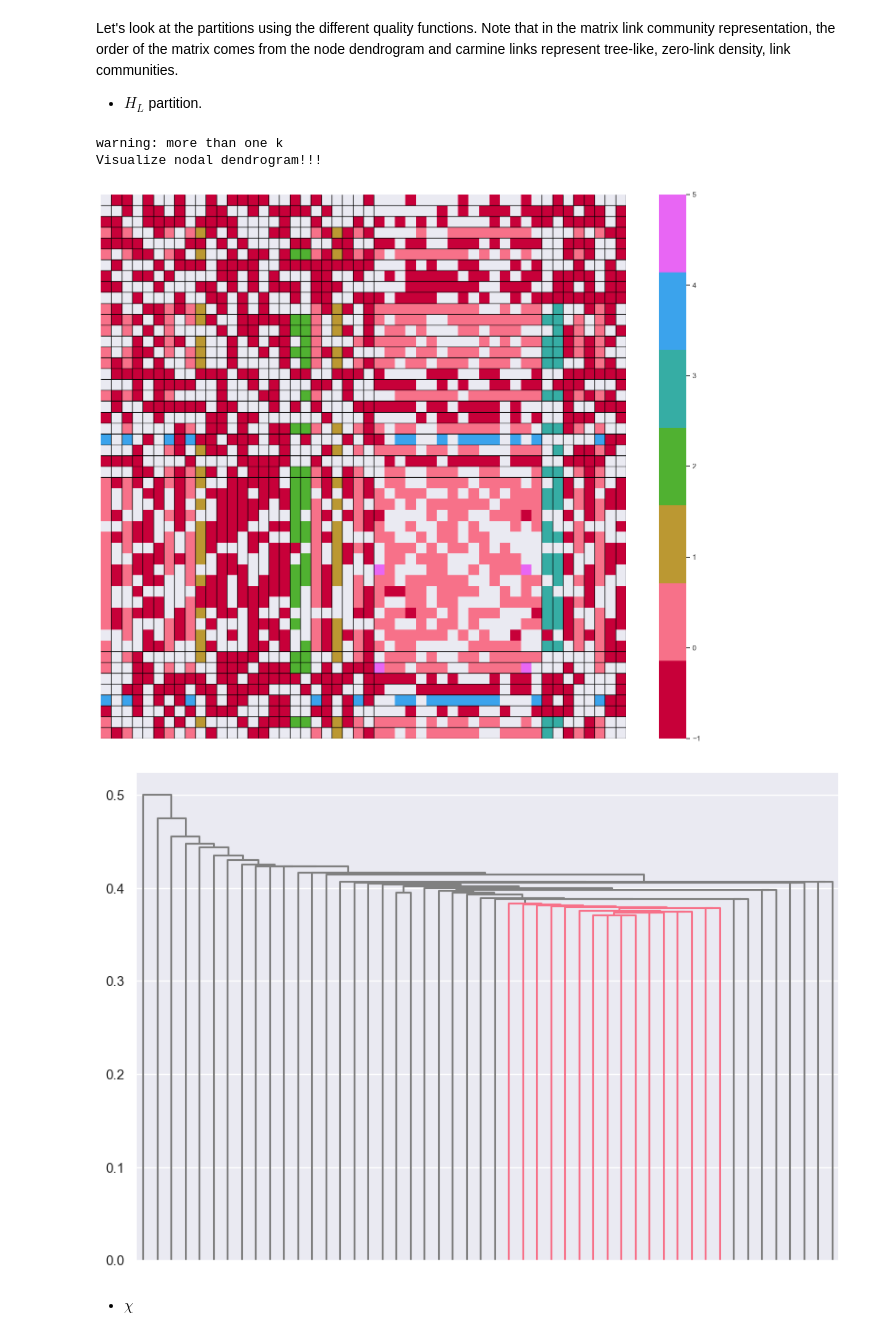
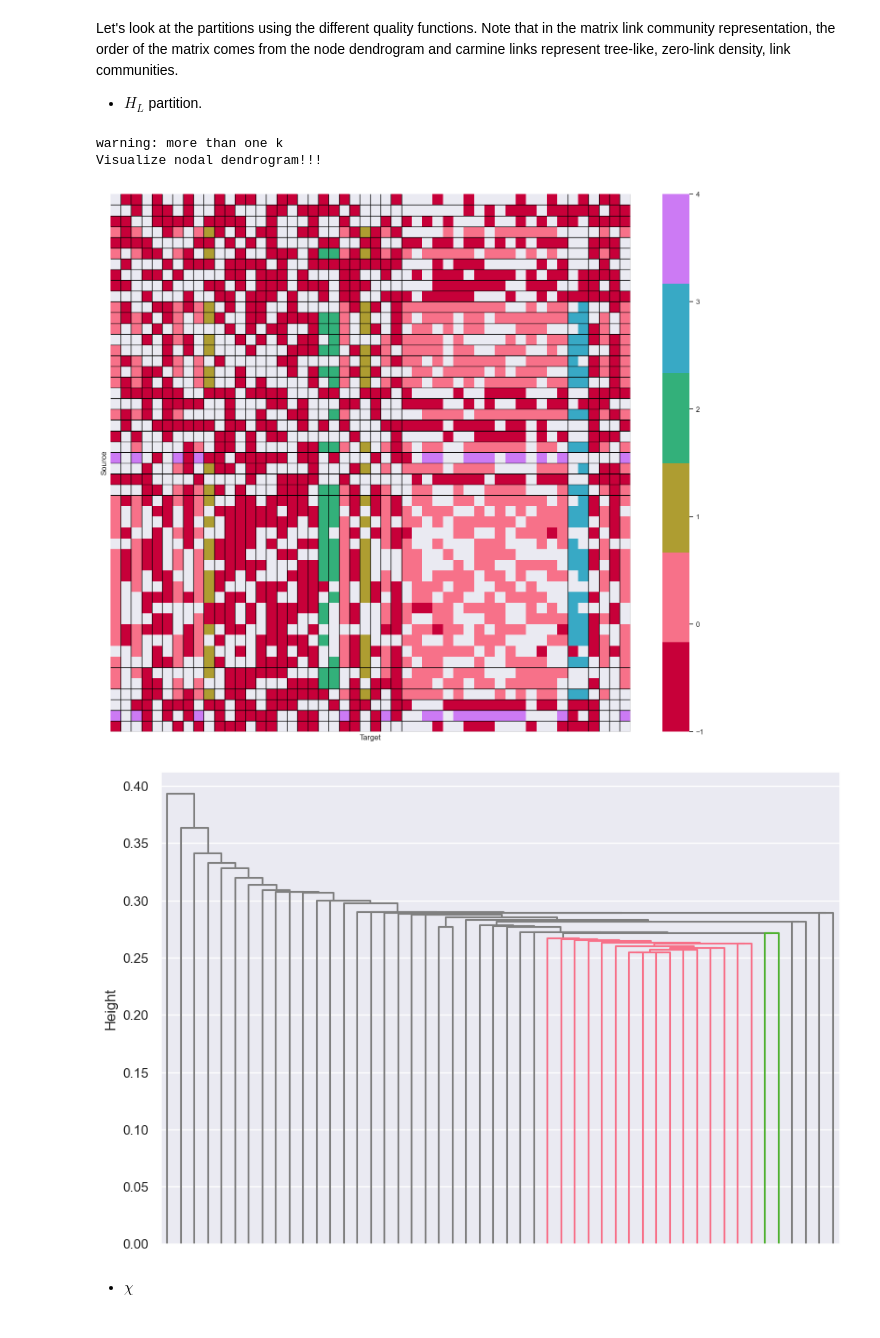
Before and after one commit to mrtnzrm2/ELK, a Jupyter notebook: ER_example.ipynb, the cells around one changed output. Cells and saved outputs as stored; diff of their text form; code cells hidden in the pictures.

```diff
--- a/ER_example.ipynb
+++ b/ER_example.ipynb
@@ -33,7 +33,7 @@ lookup = F
 cut = T
 mode = "ZERO"
 topology = "MIX"
-index = "S1_2"
+index = "H2"
 
 properties = {
   "version" : "ER",
@@ -135,14 +135,13 @@ Let's look at the partitions using the different quality functions. Note that in
 # %%
 score = "_HL"
 k, r = get_best_kr_equivalence(score, H)
-rlabels = get_labels_from_Z(H.Z, r)
 plot_h.lcmap_dendro(r, k, cmap_name="husl", remove_labels=True)
 plot_h.nodal_dendrogram(r, cmap_name="husl", remove_labels=True)
 # %% [output]
 warning: more than one k
 Visualize nodal dendrogram!!!
-[figure, old version]
+[figure, new version]
-[figure, old version]
+[figure, new version]
 # %% [markdown]
 - $\chi$
 # %%
```
Also changed, not shown: parts of 5 cells of this notebook, 12 other files.
